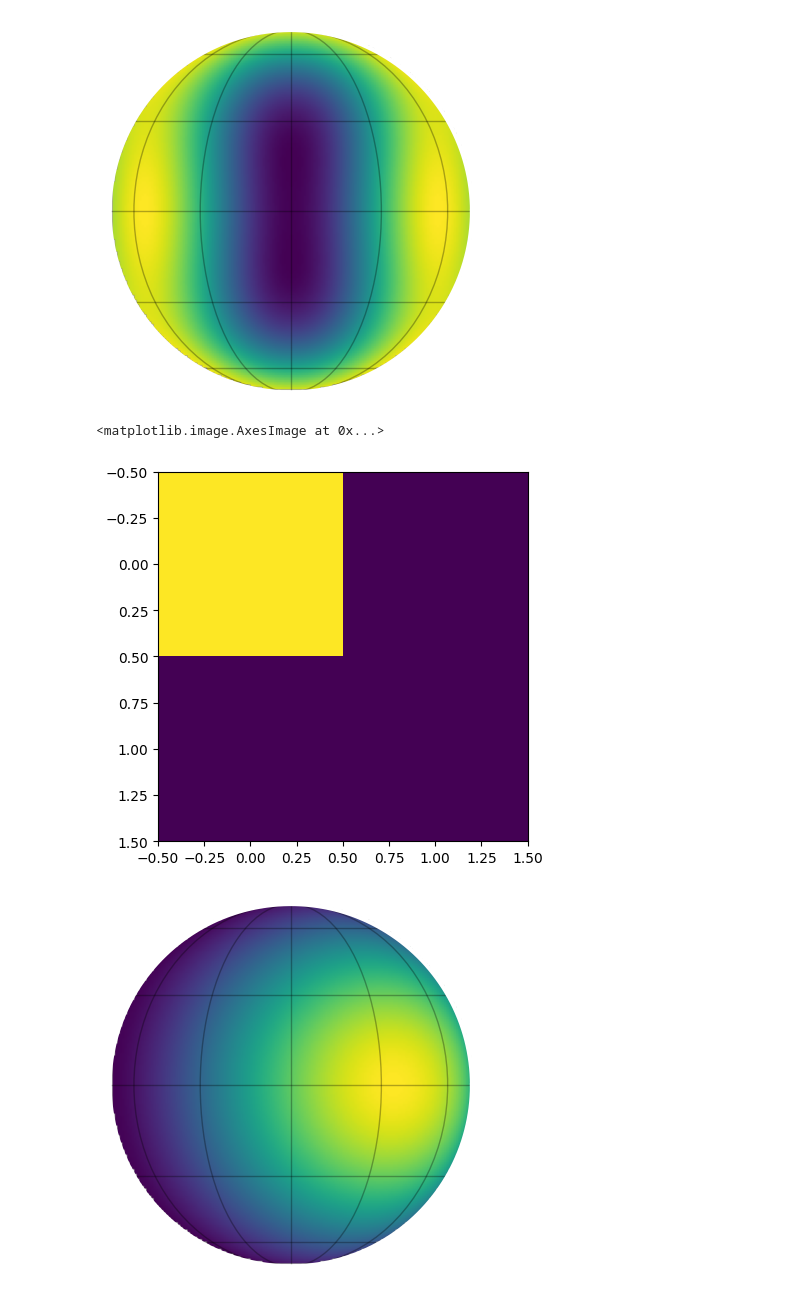
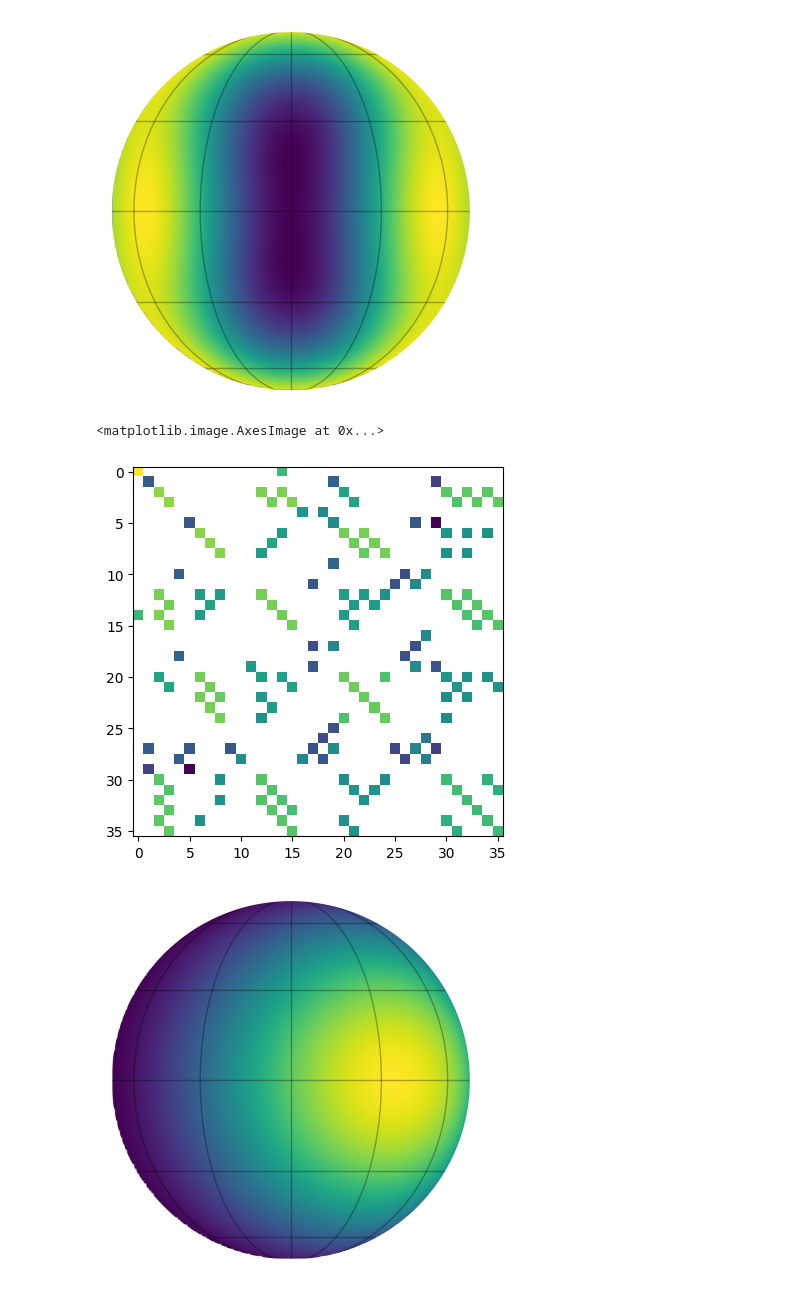
Before and after one commit to farr/StarryStarryProcessJaxoplanet, a Jupyter notebook: integrals.ipynb, the cells around one changed output. Drawn from its saved outputs; the diff is of its cells as text; code cells hidden in the pictures.

```diff
--- a/integrals.ipynb
+++ b/integrals.ipynb
@@ -171,7 +171,7 @@ alpha = 96.0
 beta = 4.0
 lmax = 15
 r = 0.1
-c = 0.5
+c = 1.0
 er = ylm.ylm_spot(lmax)(c, r)
 ephis = []
 for l in range(0, lmax+1):
@@ -468,10 +529,10 @@ show_surface(jnp.real(Ellphis[:,0]))
 # %% [output]
 [figure]
 # %%
-plt.imshow(jnp.real(Ellambdas)[:2,:2])
+plt.imshow(jnp.log(jnp.real(Ellambdas)))
 # %% [output]
 <matplotlib.image.AxesImage at 0x...>
-[figure, old version]
+[figure, new version]
 # %%
 variance_matrix = jnp.real(Ellambdas) - elambda[:, None] * elambda[None, :]
 # %%
```
Also changed, not shown: parts of 13 cells of this notebook.
